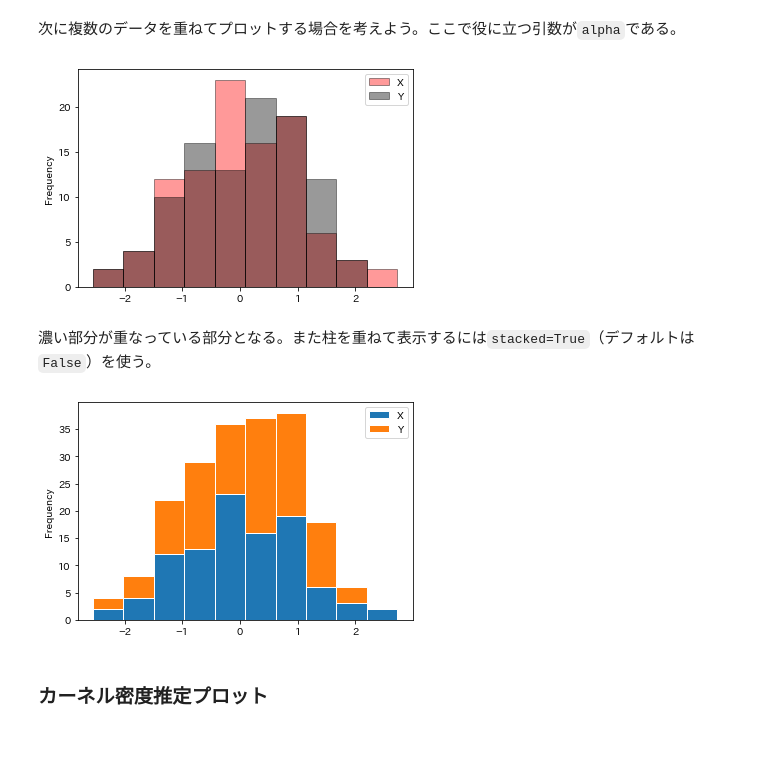
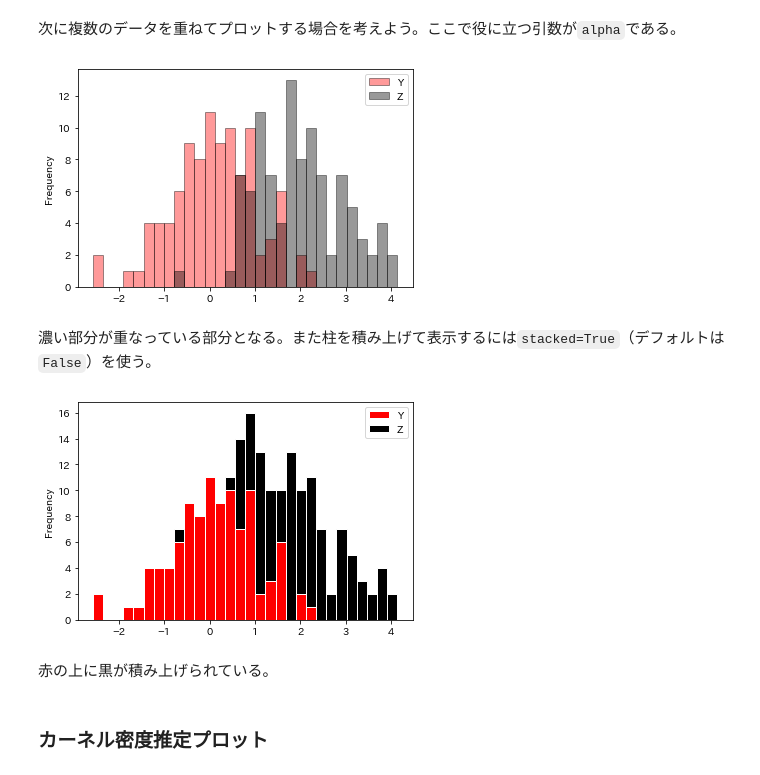
Before and after one commit to Py4Basics/py4basics.github.io, a Jupyter notebook: 5_pandas_plot.ipynb, the cells around one changed output. Saved outputs shown, nothing was run; the diff lists cells and outputs as text; code cells hidden in the pictures; blank space fills up the shorter version.

```diff
--- a/5_pandas_plot.ipynb
+++ b/5_pandas_plot.ipynb
@@ -475,7 +476,7 @@ pass
 # %%
 df1 = pd.DataFrame({'X':np.random.normal(size=100),
                     'Y':np.random.normal(size=100),
-                    'Z':np.random.normal(size=100)})
+                    'Z':np.random.normal(loc=2, size=100)})
 # %% [markdown]
 `X`，`Y`，`Z`は同じ標準正規分布から生成されているが，異なる値から構成されている。
 # %% [markdown]
@@ -602,20 +603,27 @@ pass
 # %% [markdown]
 次に複数のデータを重ねてプロットする場合を考えよう。ここで役に立つ引数が`alpha`である。
 # %%
-df1[['X','Y']].plot(kind='hist',
+df1[['Y','Z']].plot(kind='hist',
+                    bins=30,
                     color=['r','k'],
-                    alpha=0.4,
-                    edgecolor='k')
+                    edgecolor='k',
+                    alpha=0.4)
 pass
 # %% [output]
-[figure, old version]
+[figure, new version]
 # %% [markdown]
-濃い部分が重なっている部分となる。また柱を重ねて表示するには`stacked=True`（デフォルトは`False`）を使う。
+濃い部分が重なっている部分となる。また柱を積み上げて表示するには`stacked=True`（デフォルトは`False`）を使う。
 # %%
-df1[['X','Y']].plot(kind='hist', stacked=True, edgecolor='white')
+df1[['Y','Z']].plot(kind='hist',
+                    bins=30,
+                    color=['r','k'],
+                    edgecolor='white',
+                    stacked=True)
 pass
 # %% [output]
-[figure, old version]
+[figure, new version]
+# %% [markdown]
+赤の上に黒が積み上げられている。
 # %% [markdown]
 ### カーネル密度推定プロット
 # %% [markdown]
```
Also changed, not shown: parts of 7 cells of this notebook, 32 other files.
